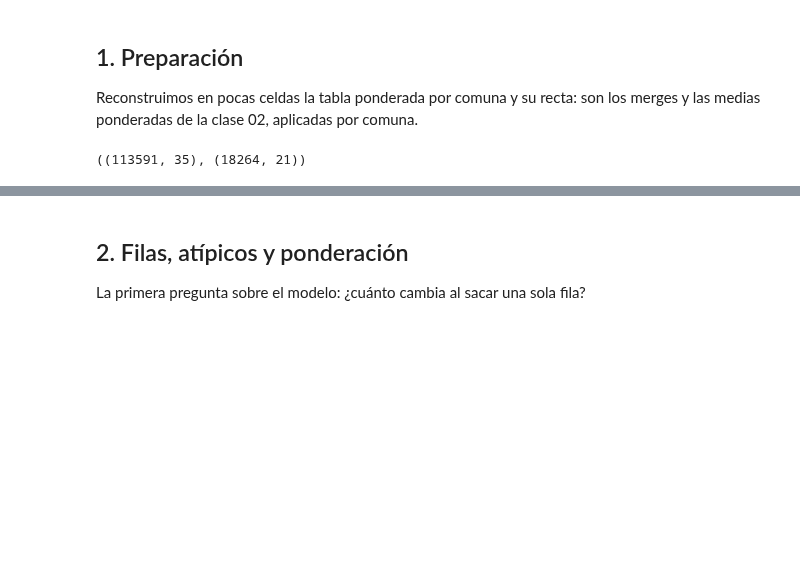
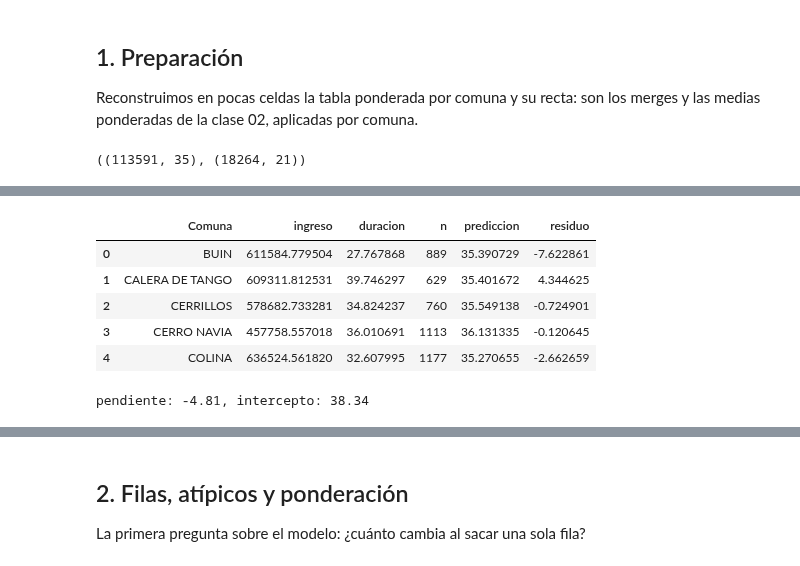
Before and after one commit to daniopitz/cienciadatos, a Jupyter notebook: 04_regresion.ipynb, the cells around one changed output, grey strips where cells are left out. Cells and saved outputs as stored; diff of their text form; code cells hidden in the pictures; blank space fills up the shorter version.

```diff
--- a/04_regresion.ipynb
+++ b/04_regresion.ipynb
@@ -62,0 +93,16 @@ Recta: 38.3 -4.8 · ingreso
+# %%
+por_comuna.head()
+# %% [output]
+|  | Comuna | ingreso | duracion | n | prediccion | residuo |
+| 0 | BUIN | 611584.779504 | 27.767868 | 889 | 35.390729 | -7.622861 |
+| 1 | CALERA DE TANGO | 609311.812531 | 39.746297 | 629 | 35.401672 | 4.344625 |
+| 2 | CERRILLOS | 578682.733281 | 34.824237 | 760 | 35.549138 | -0.724901 |
+| 3 | CERRO NAVIA | 457758.557018 | 36.010691 | 1113 | 36.131335 | -0.120645 |
+| 4 | COLINA | 636524.561820 | 32.607995 | 1177 | 35.270655 | -2.662659 |
+# %%
+# La primera recta y sus residuos (la única vez con polyfit; luego, statsmodels)
+pendiente, intercepto = np.polyfit(por_comuna["ingreso"] / 1e6,
+                                   por_comuna["duracion"], 1)
+print(f"pendiente: {pendiente:.2f}, intercepto: {intercepto:.2f}")
+# %% [output]
+pendiente: -4.81, intercepto: 38.34
```
Also changed, not shown: parts of 7 cells of this notebook.
